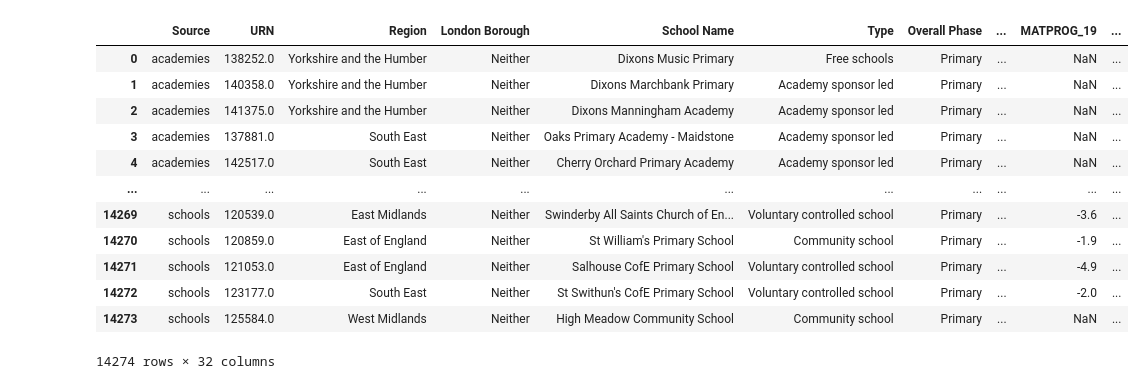
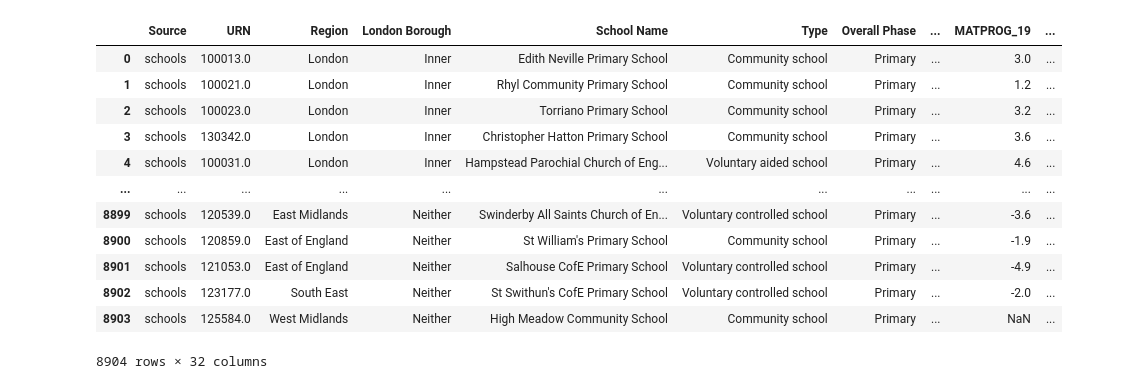
Before and after one commit to andrewmccall/schools, a Jupyter notebook: analysis.ipynb, the cells around one changed output. Drawn from its saved outputs; the diff is of its cells as text; code cells hidden in the pictures.

```diff
--- a/analysis.ipynb
+++ b/analysis.ipynb
@@ -49,7 +49,8 @@ db.execute('''
                     JOIN parquet_scan('data/duck/schools_attainment.parquet') as a
                     ON (s.URN = a.URN)
                     WHERE "Overall Phase" = 'Primary'
-                        AND 'Did Not Supply flag' != 'DNS'
+                        AND "Did Not Supply flag" != 'DNS'
+                        AND "FTE Students" > 0
                 UNION
                 SELECT
                     'academies' Source,
@@ -69,46 +70,47 @@ db.execute('''
                     s."Supply Staff Costs",
                     s."Education support staff",
                     s."Total Staff Costs",
                     s."Maintenance & Improvement Costs",
                     s."Energy",
                     s."Total Costs of Educational Supplies",
                     s."Catering supplies",
                     s."Total Income",
                     s."Total Expenditure",
                     NULL READPROG_19,
                     NULL WRITPROG_19,
                     NULL MATPROG_19,
                     NULL READPROG_22,
                     NULL WRITPROG_22,
                     NULL MATPROG_22,
                     a.READ_PROGSCORE_EM_ADJ_WGTAVG READPROG,
                     a.WRIT_PROGSCORE_EM_ADJ_WGTAVG WRITPROG,
                     a.MAT_PROGSCORE_EM_ADJ_WGTAVG MATPROG
                     FROM parquet_scan('data/duck/academies_finance.parquet') as s
                     JOIN parquet_scan('data/duck/academies_attainment.parquet') as a
                     ON (s.UID = a.TRUST_UID)
                     WHERE "Overall Phase" = 'Primary'
-                        AND 'Did Not Supply flag' != 'DNS'
+                        AND "Did Not Supply flag" != 'DNS'
+                        AND "FTE Students" > 0
 
            ''')
 
 df = db.query("SELECT * FROM SCHOOLS_ALL_DATA").to_df()
 #df['Progress'] = (df['READPROG_19'] + df['WRITPROG_19'] + df['MATPROG_19']) / 3
 df
 # %% [output]
 |  | Source | URN | Region | London Borough | School Name | Type | Overall Phase | ... | MATPROG_19 | ... |
-| 0 | academies | 138252.0 | Yorkshire and the Humber | Neither | Dixons Music Primary | Free schools | Primary | ... | NaN | ... |
-| 1 | academies | 140358.0 | Yorkshire and the Humber | Neither | Dixons Marchbank Primary | Academy sponsor led | Primary | ... | NaN | ... |
-| 2 | academies | 141375.0 | Yorkshire and the Humber | Neither | Dixons Manningham Academy | Academy sponsor led | Primary | ... | NaN | ... |
-| 3 | academies | 137881.0 | South East | Neither | Oaks Primary Academy - Maidstone | Academy sponsor led | Primary | ... | NaN | ... |
-| 4 | academies | 142517.0 | South East | Neither | Cherry Orchard Primary Academy | Academy sponsor led | Primary | ... | NaN | ... |
+| 0 | schools | 100013.0 | London | Inner | Edith Neville Primary School | Community school | Primary | ... | 3.0 | ... |
+| 1 | schools | 100021.0 | London | Inner | Rhyl Community Primary School | Community school | Primary | ... | 1.2 | ... |
+| 2 | schools | 100023.0 | London | Inner | Torriano Primary School | Community school | Primary | ... | 3.2 | ... |
+| 3 | schools | 130342.0 | London | Inner | Christopher Hatton Primary School | Community school | Primary | ... | 3.6 | ... |
+| 4 | schools | 100031.0 | London | Inner | Hampstead Parochial Church of Eng... | Voluntary aided school | Primary | ... | 4.6 | ... |
 | ... | ... | ... | ... | ... | ... | ... | ... | ... | ... | ... |
-| 14269 | schools | 120539.0 | East Midlands | Neither | Swinderby All Saints Church of En... | Voluntary controlled school | Primary | ... | -3.6 | ... |
-| 14270 | schools | 120859.0 | East of England | Neither | St William's Primary School | Community school | Primary | ... | -1.9 | ... |
-| 14271 | schools | 121053.0 | East of England | Neither | Salhouse CofE Primary School | Voluntary controlled school | Primary | ... | -4.9 | ... |
-| 14272 | schools | 123177.0 | South East | Neither | St Swithun's CofE Primary School | Voluntary controlled school | Primary | ... | -2.0 | ... |
-| 14273 | schools | 125584.0 | West Midlands | Neither | High Meadow Community School | Community school | Primary | ... | NaN | ... |
+| 8899 | schools | 120539.0 | East Midlands | Neither | Swinderby All Saints Church of En... | Voluntary controlled school | Primary | ... | -3.6 | ... |
+| 8900 | schools | 120859.0 | East of England | Neither | St William's Primary School | Community school | Primary | ... | -1.9 | ... |
+| 8901 | schools | 121053.0 | East of England | Neither | Salhouse CofE Primary School | Voluntary controlled school | Primary | ... | -4.9 | ... |
+| 8902 | schools | 123177.0 | South East | Neither | St Swithun's CofE Primary School | Voluntary controlled school | Primary | ... | -2.0 | ... |
+| 8903 | schools | 125584.0 | West Midlands | Neither | High Meadow Community School | Community school | Primary | ... | NaN | ... |
-14274 rows × 32 columns
+8904 rows × 32 columns
 # %%
 # Determine how financial prudance is measured in the education sector
 # Total income, total expenditure, pupil numbers
```
Also changed, not shown: parts of 24 cells of this notebook, 1 other file.
